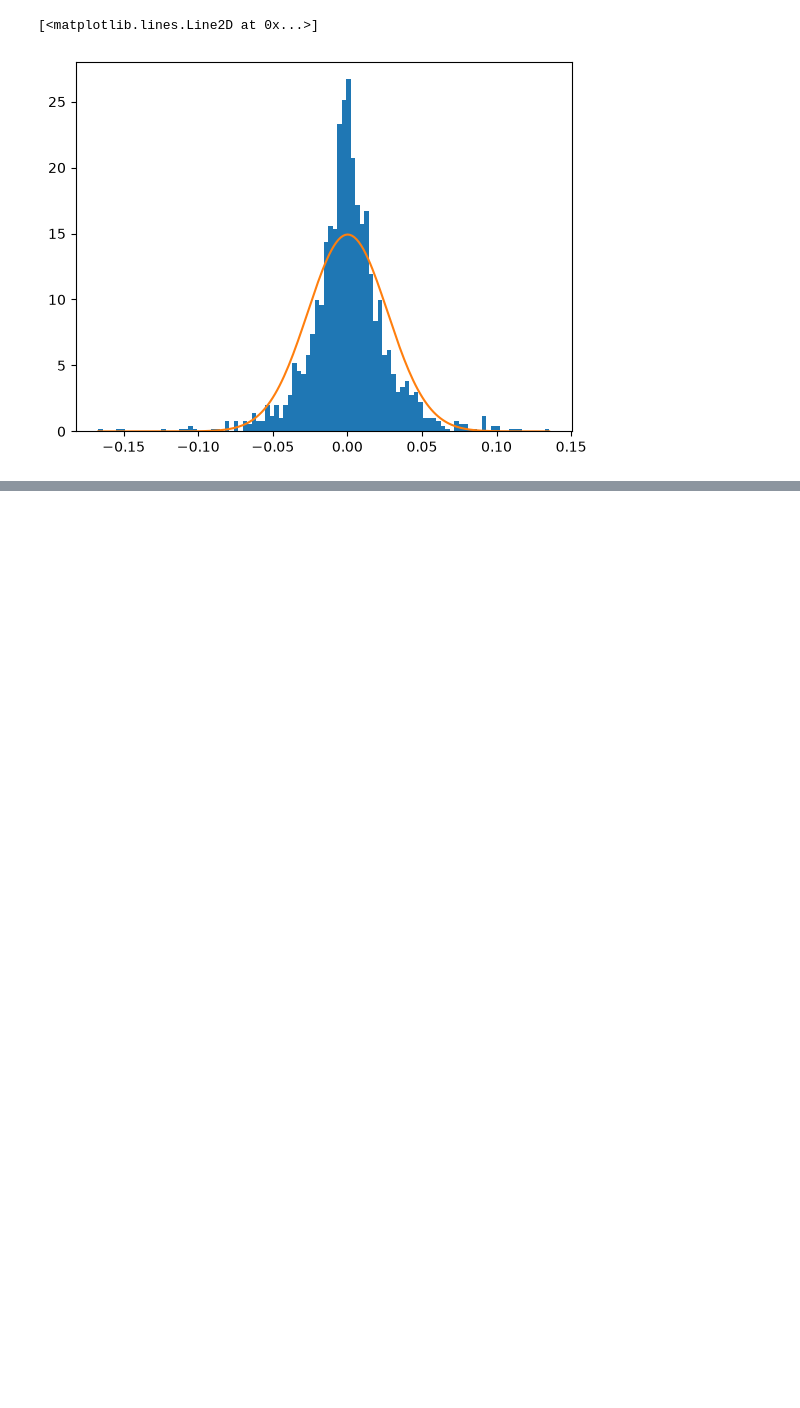
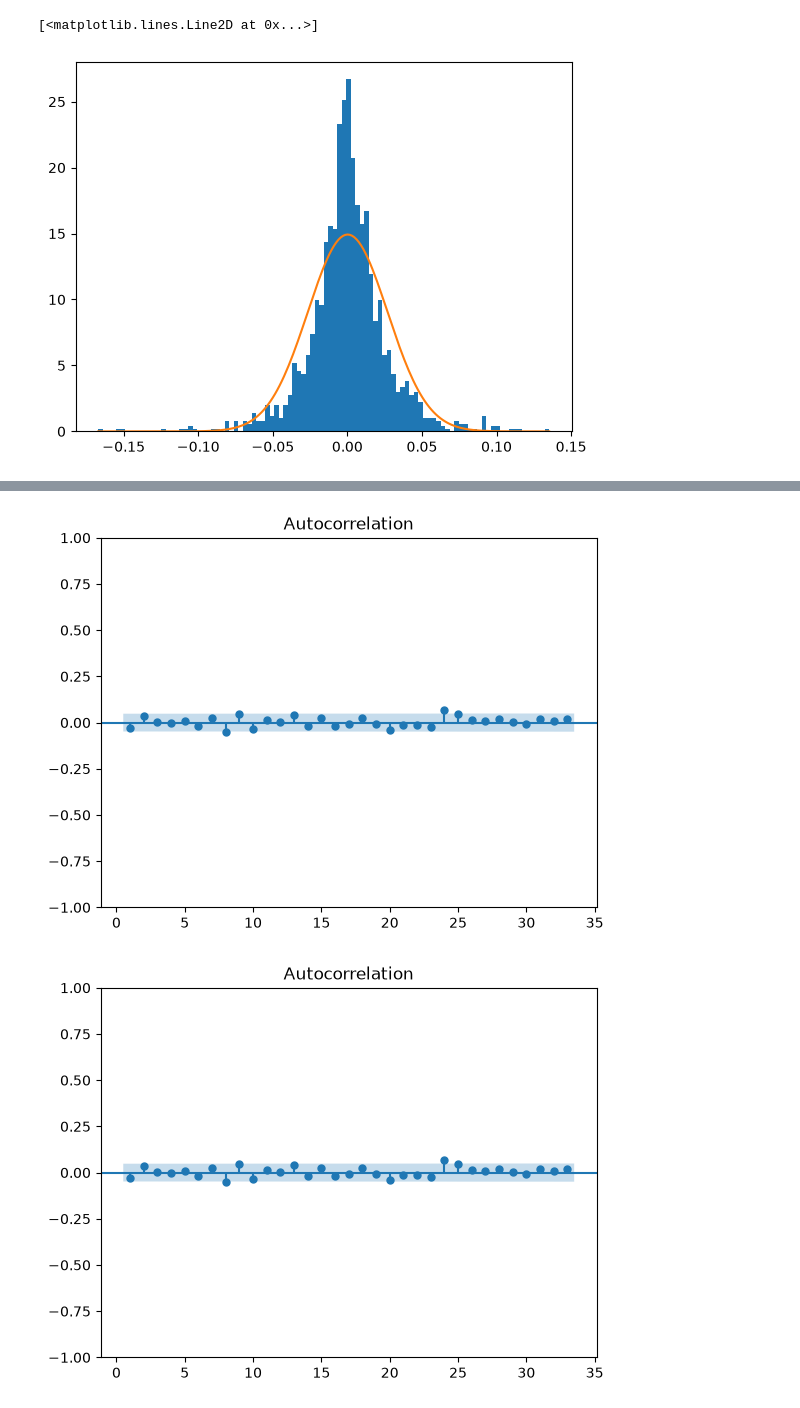
Before and after one commit to the-deep-33/crypto-direction-nn, a Jupyter notebook: 01_eda.ipynb, the cells around one changed output, grey strips where cells are left out. Saved outputs shown, nothing was run; the diff lists cells and outputs as text; code cells hidden in the pictures; blank space fills up the shorter version.

Commit message:
Add distribution and dependence exhibits (Q-Q, moments, ACF, Ljung-Box) to EDA notebook

```diff
--- a/01_eda.ipynb
+++ b/01_eda.ipynb
@@ -124,0 +165,8 @@ plt.plot(grid, stats.norm.pdf(grid, loc=mean, scale=std))
+# %%
+from statsmodels.graphics.tsaplots import plot_acf
+from statsmodels.stats.diagnostic import acorr_ljungbox
+
+plot_acf(df['log_returns'].dropna(), zero=False)
+# %% [output]
+[figure, added]
+[figure, added]
```
Also changed, not shown: parts of 14 cells of this notebook.
